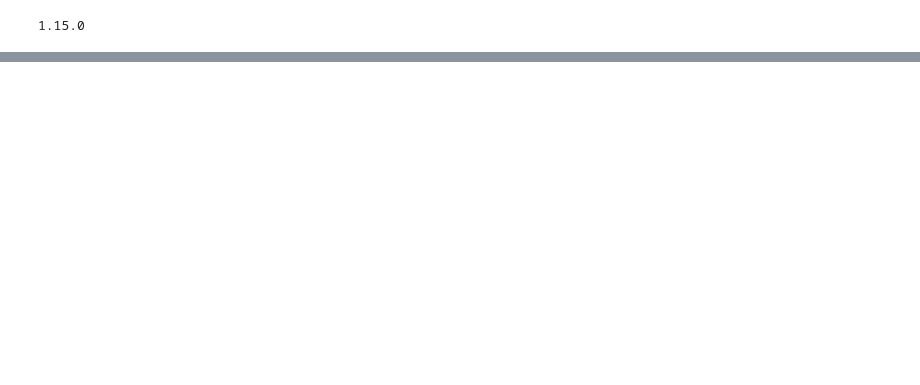
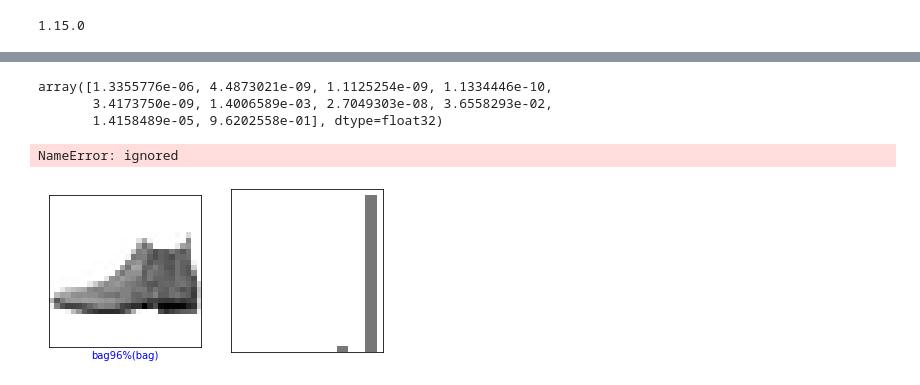
Before and after one commit to Sakshi9111/Image_classification, a Jupyter notebook: Image_classification.ipynb, the cells around one changed output, grey strips where cells are left out. Cells and saved outputs as stored; diff of their text form; code cells hidden in the pictures; blank space fills up the shorter version.

```diff
--- a/Image_classification.ipynb
+++ b/Image_classification.ipynb
@@ -34,0 +39,2 @@ train_images.shapes
+# %%
+test_images = test_images/255
@@ -34,0 +63,2 @@ train_images.shapes
+# %%
+model.fit(train_images,train_labels,epochs=10)
@@ -34,0 +90,49 @@ train_images.shapes
+# %%
+predictions=model.predict(test_images)
+# %%
+predictions[0]
+# %% [output]
+array([1.3355776e-06, 4.4873021e-09, 1.1125254e-09, 1.1334446e-10,
+       3.4173750e-09, 1.4006589e-03, 2.7049303e-08, 3.6558293e-02,
+       1.4158489e-05, 9.6202558e-01], dtype=float32)
+# %%
+def plot_image(i,predictions_array,true_label,img):
+   predictions_array,true_label,img=predictions_array[i],true_label[i],img[i]
+   plt.grid(False)
+   plt.xticks([])
+   plt.yticks([])
+   plt.imshow(img,cmap=plt.cm.binary)
+
+   predicted_label=np.argmax(predictions_array)
+   if predicted_label==true_label:
+       color='blue'
+   else:
+      color='red'
+
+   plt.xlabel("{}{:2.0f}%({})".format(class_names[predicted_label],
+                 100*np.max(predictions_array),
+                 class_names[true_label]),
+                 color=color)
+
+def plot_value_array(i,predictions_array,true_label):
+    predictions_array,true_label=predictions_array[i],true_label[i]
+
+    plt.grid(False)
+    plt.xticks([])
+    plt.yticks([])
+    thisspot=plt.bar(range(10),predictions_array,color="#777777")
+    plt.ylim([0,1])
+    predicted_label=np.argmax(predictions_array)
+    thisplot[predicted_label].set_color('red')
+    thisplot[true_label].set_color('green')
+# %%
+i=0
+plt.figure(figsize=(6,3))
+plt.subplot(1,2,1)
+plot_image(i,predictions,test_labels,test_images)
+plt.subplot(1,2,2)
+plot_value_array(i,predictions,test_labels)
+plt.show()
+# %% [output]
+NameError: ignored
+[figure, added]
```
Also changed, not shown: parts of 12 cells of this notebook.
